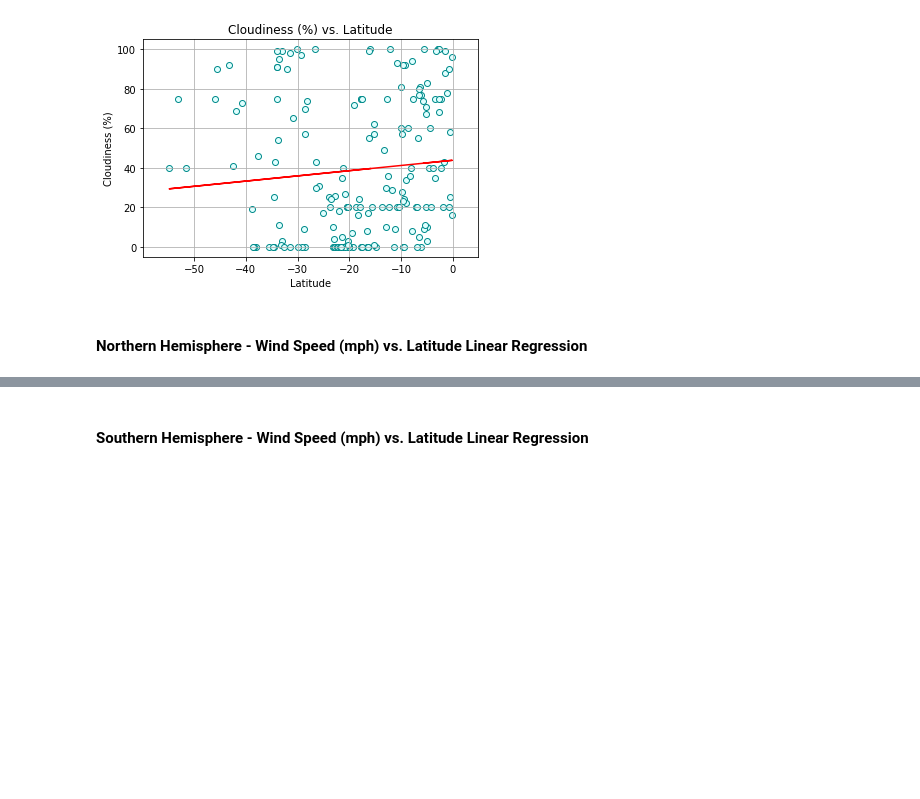
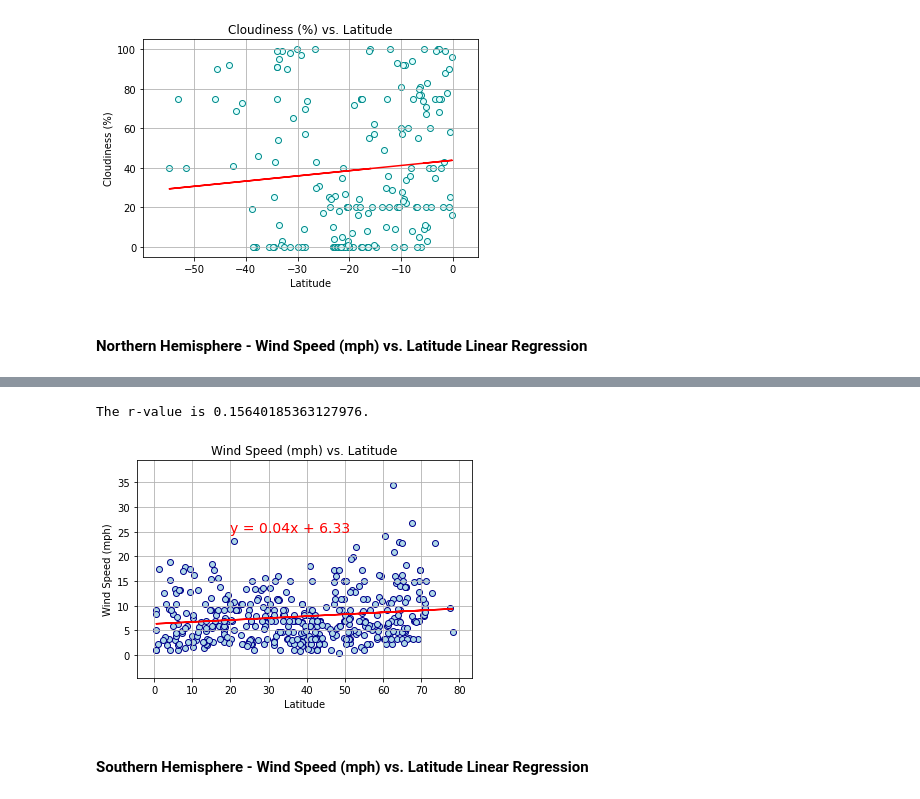
Before and after one commit to KaiCee2010/python-api-challenge, a Jupyter notebook: WeatherPy/WeatherPy.ipynb, the cells around one changed output, grey strips where cells are left out. Saved outputs shown, nothing was run; the diff lists cells and outputs as text; code cells hidden in the pictures; blank space fills up the shorter version.

Commit message:
Added code to northern and southern hemispheres plot latitude vs wind speed linear regression.

```diff
--- a/WeatherPy/WeatherPy.ipynb
+++ b/WeatherPy/WeatherPy.ipynb
@@ -463,2 +459,35 @@ The r-value is: 0.04019723576144484
+# %%
+northern_wind_speed = northern['Wind Speed']
+
+# Run the regression and store each of the returned values
+slope, intercept, rvalue, pvalue, stderr = linregress(northern_lats, northern_wind_speed)
+
+# Calculate the predictions
+regression_values = northern_lats * slope + intercept
+
+# Create a variable for the linear equation
+line_eq = "y = " + str(round(slope,2)) + "x + " + str(round(intercept,2))
+
+print(f'The r-value is {rvalue}.')
+plt.scatter(x=northern_lats, y=northern_wind_speed, marker="o", facecolors="lightblue", edgecolors="darkblue")
+
+# Plot the regression line
+plt.plot(northern_lats, regression_values, "red")
+
+# Annotate the plot with the linear equation
+plt.annotate(line_eq, (20,25), fontsize=14, color="red")
+
+
+plt.title("Wind Speed (mph) vs. Latitude")
+plt.ylabel("Wind Speed (mph)")
+plt.xlabel("Latitude")
+plt.xlim(min(northern_lats)-5, max(northern_lats)+5)
+plt.ylim(min(northern_wind_speed)-5, max(northern_wind_speed)+5)
+plt.grid(b=None, which='major', axis='both')
+
+plt.savefig(os.path.join("Output","windspeed_lats_lr_north.png"))
+# %% [output]
+The r-value is 0.15640185363127976.
+[figure, added]
 # %% [markdown]
 ####  Southern Hemisphere - Wind Speed (mph) vs. Latitude Linear Regression
```
Also changed, not shown: parts of 3 cells of this notebook, 2 other files.
